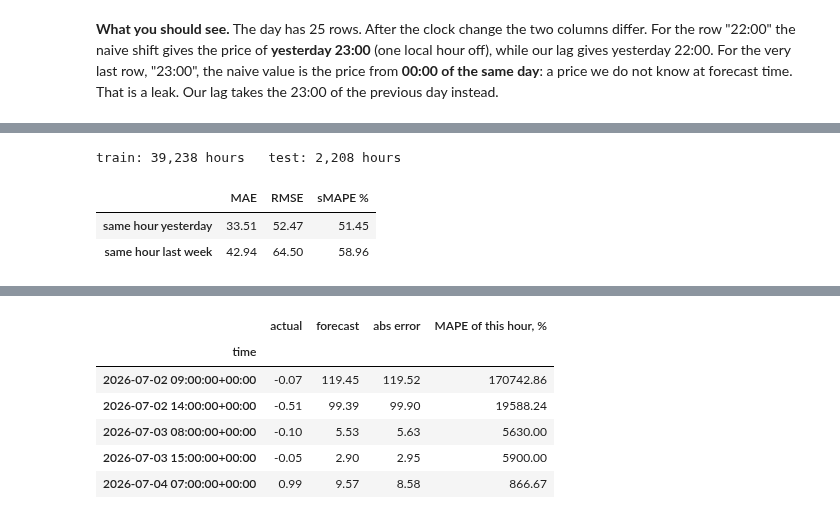
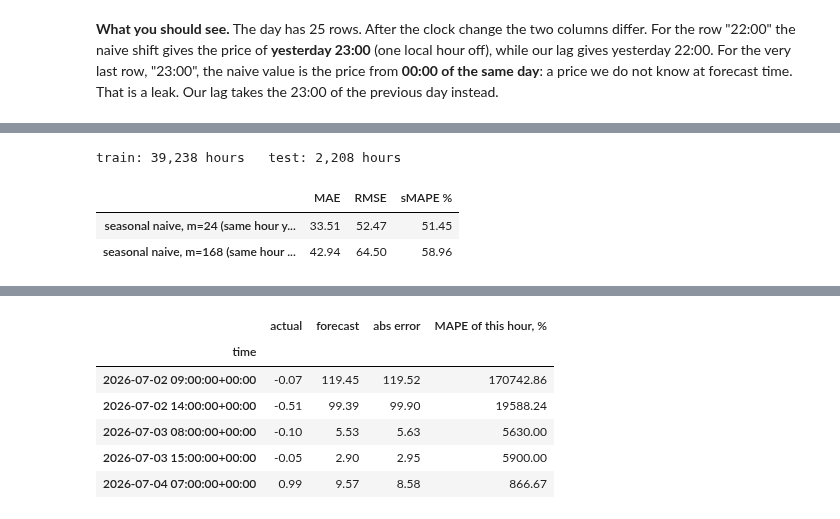
Before and after one commit to Omercan4/energy-price-forecast, a Jupyter notebook: notebooks/01_end_to_end_walkthrough.ipynb, the cells around one changed output, grey strips where cells are left out. Saved outputs shown, nothing was run; the diff lists cells and outputs as text; code cells hidden in the pictures.

```diff
--- a/notebooks/01_end_to_end_walkthrough.ipynb
+++ b/notebooks/01_end_to_end_walkthrough.ipynb
@@ -270,13 +285,16 @@ July to September 2026. We never split randomly, because random splits mix the f
 # %%
 table = features.training_table(frame)          # only rows that have a price and all features
 split = pd.Timestamp("2026-07-01", tz=config.TIMEZONE).tz_convert("UTC")
 end_test = pd.Timestamp("2026-10-01", tz=config.TIMEZONE).tz_convert("UTC")
 train, test = table[table.index < split], table[(table.index >= split) & (table.index < end_test)]
 print(f"train: {len(train):,} hours   test: {len(test):,} hours")
 
-metrics.score_table(test["price"], {"same hour yesterday": test["price_lag_24"], "same hour last week": test["price_lag_168"]})
+metrics.score_table(test["price"], {
+    "seasonal naive, m=24 (same hour yesterday)": test["price_lag_24"],
+    "seasonal naive, m=168 (same hour last week)": test["price_lag_168"],
+})
 # %% [output]
 train: 39,238 hours   test: 2,208 hours
 |  | MAE | RMSE | sMAPE % |
-| same hour yesterday | 33.51 | 52.47 | 51.45 |
-| same hour last week | 42.94 | 64.50 | 58.96 |
+| seasonal naive, m=24 (same hour y... | 33.51 | 52.47 | 51.45 |
+| seasonal naive, m=168 (same hour ... | 42.94 | 64.50 | 58.96 |
```
Also changed, not shown: parts of 14 cells of this notebook.
